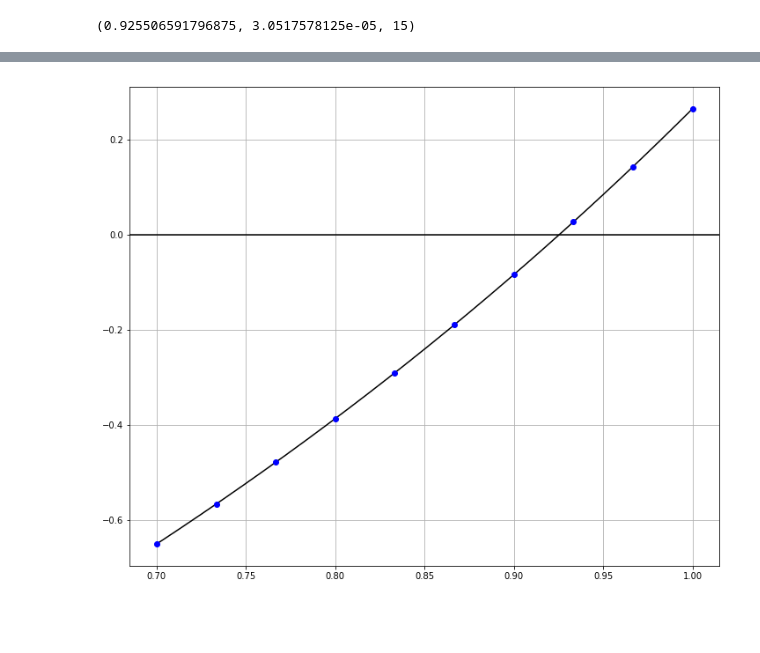
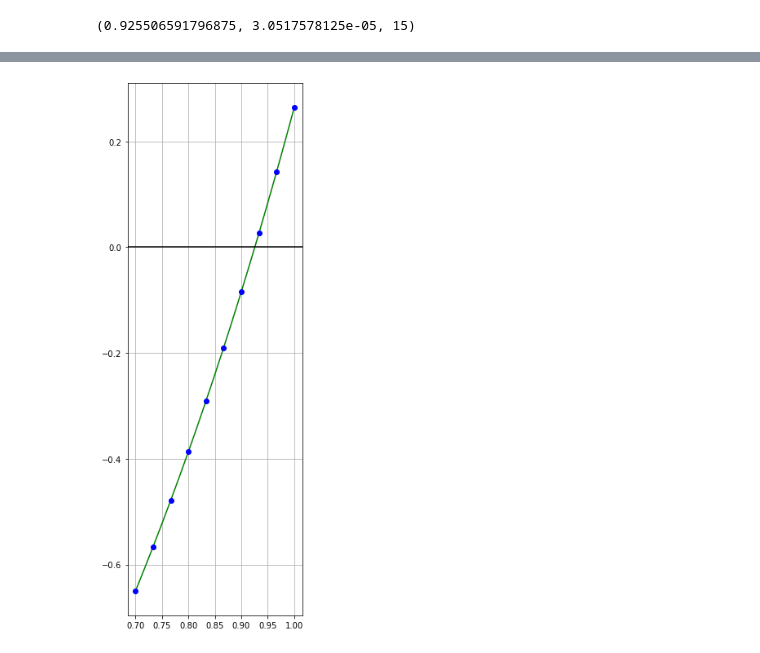
Before and after one commit to Zialus/Numerical-Analysis, a Jupyter notebook: Pratica3/Pratica3.ipynb, the cells around one changed output, grey strips where cells are left out. Cells and saved outputs as stored; diff of their text form; code cells hidden in the pictures; blank space fills up the shorter version.

```diff
--- a/Pratica3/Pratica3.ipynb
+++ b/Pratica3/Pratica3.ipynb
@@ -104,19 +104,19 @@ fig1.show()
 # %%
 %matplotlib inline
 
 many = np.linspace(0.7,1,1000000)
 afew = np.linspace(0.7,1,10)
 
-fig2, ax2 = plt.subplots( figsize=(12, 10))
+fig2, ax2 = plt.subplots( figsize=(12, 12))
 
-ax2.plot(many, example_function_b(many), 'k')
+ax2.plot(many, example_function_b(many), 'g')
 ax2.plot(afew, example_function_b(afew), 'bo')
 
-# ax2.set_aspect('equal')
+ax2.set_aspect('equal')
 ax2.grid(True, which='both')
 ax2.axhline(y=0, color='k')
 # ax2.axvline(x=0, color='k')
 
 fig2.show()
 # %% [output]
-[figure, old version]
+[figure, new version]
```
Also changed, not shown: parts of 1 cell of this notebook, 1 other file.
